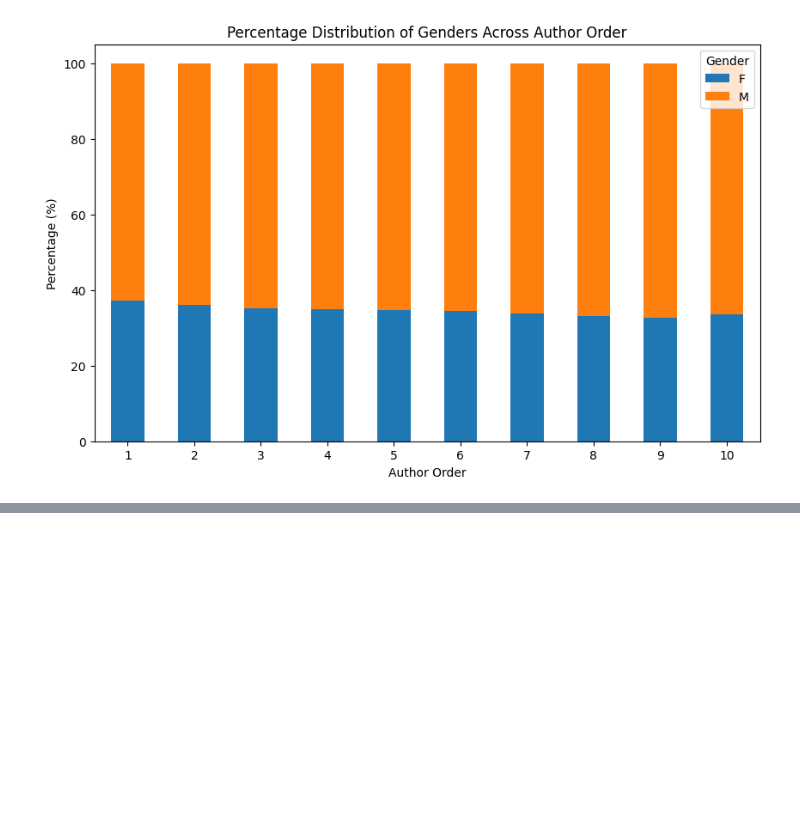
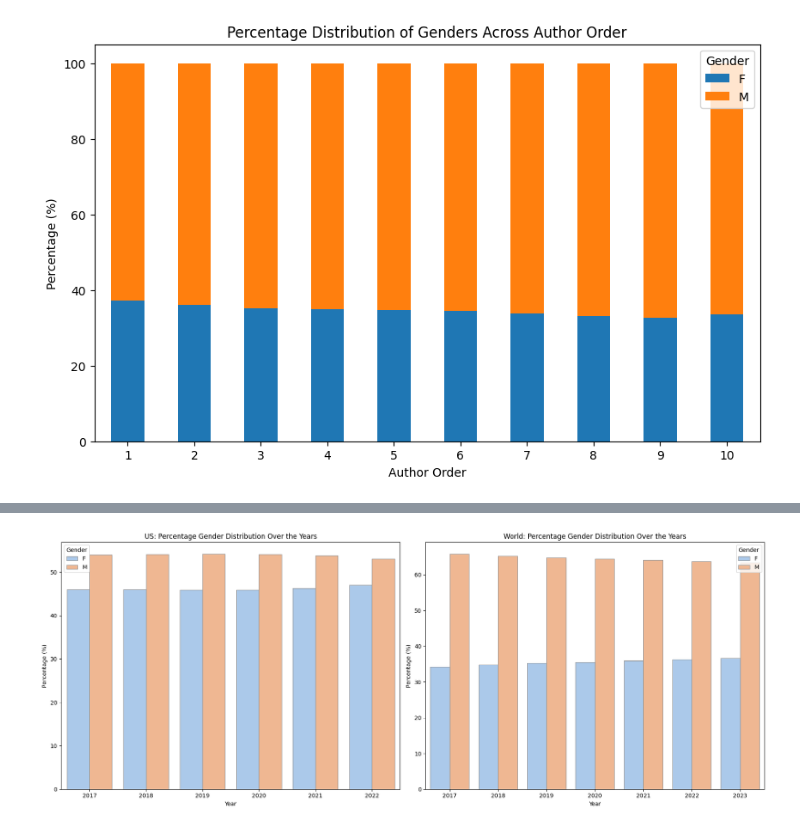
Before and after one commit to raagpatel1/SMU_MSDS_Capstone, a Jupyter notebook: analysis_raag.ipynb, the cells around one changed output, grey strips where cells are left out. Drawn from its saved outputs; the diff is of its cells as text; code cells hidden in the pictures; blank space fills up the shorter version.

```diff
--- a/analysis_raag.ipynb
+++ b/analysis_raag.ipynb
@@ -215,0 +248,23 @@ plt.show()
+# %%
+# Setting up the canvas
+fig, (ax1, ax2) = plt.subplots(1, 2, figsize=(18, 7))
+
+# Plotting the US data
+sns.barplot(data=ncses_percentage, x='Year', y='Percentage', hue='sex', ci=None, palette="pastel", edgecolor=".6", ax=ax1)
+ax1.set_title('US: Percentage Gender Distribution Over the Years')
+ax1.set_xlabel('Year')
+ax1.set_ylabel('Percentage (%)')
+ax1.legend(title='Gender')
+
+# Plotting the World data
+sns.barplot(data=year_gender_distribution_percentage, x='Year', y='Percentage', hue='Gender', ci=None, palette="pastel", edgecolor=".6", ax=ax2)
+ax2.set_title('World: Percentage Gender Distribution Over the Years')
+ax2.set_xlabel('Year')
+ax2.set_ylabel('Percentage (%)')
+ax2.legend(title='Gender')
+
+# Adjusting layout to prevent overlap
+plt.tight_layout()
+plt.show()
+# %% [output]
+[figure, added]
```
Also changed, not shown: parts of 2 cells of this notebook.
